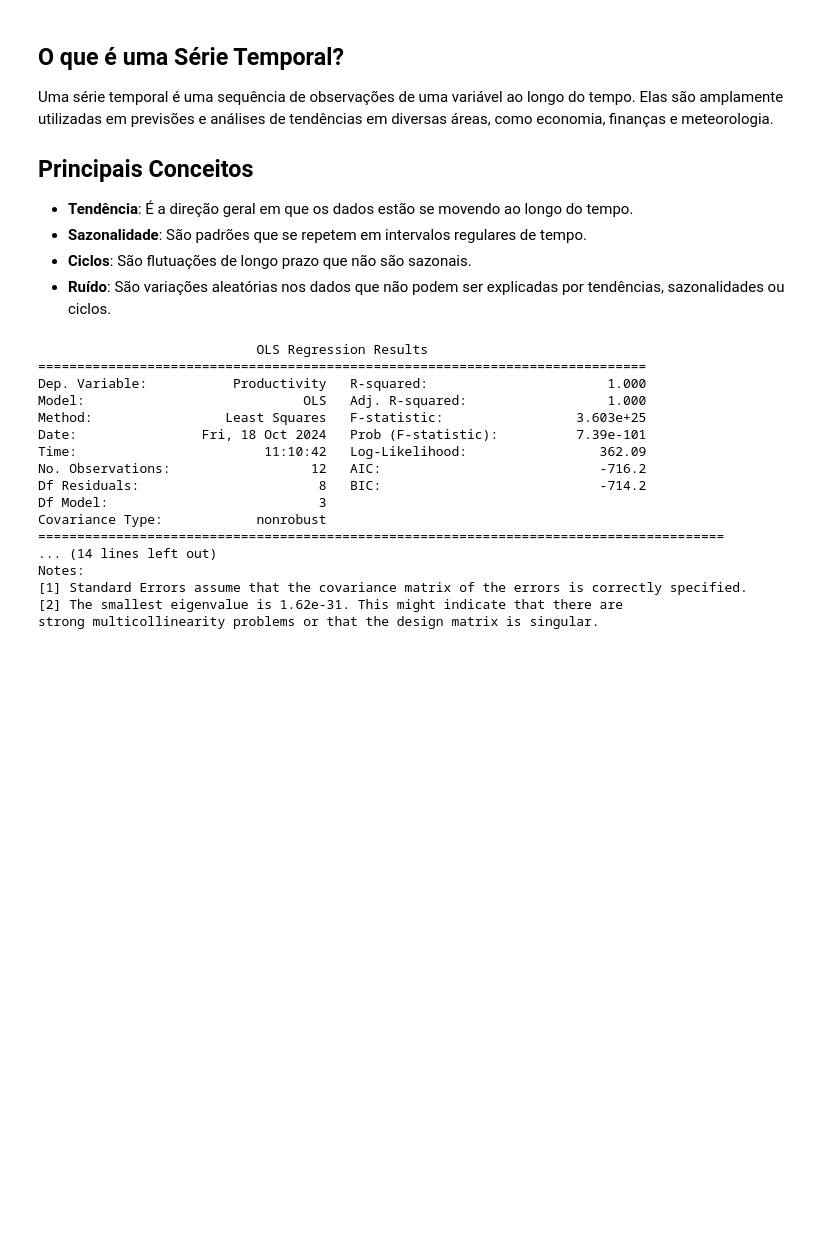
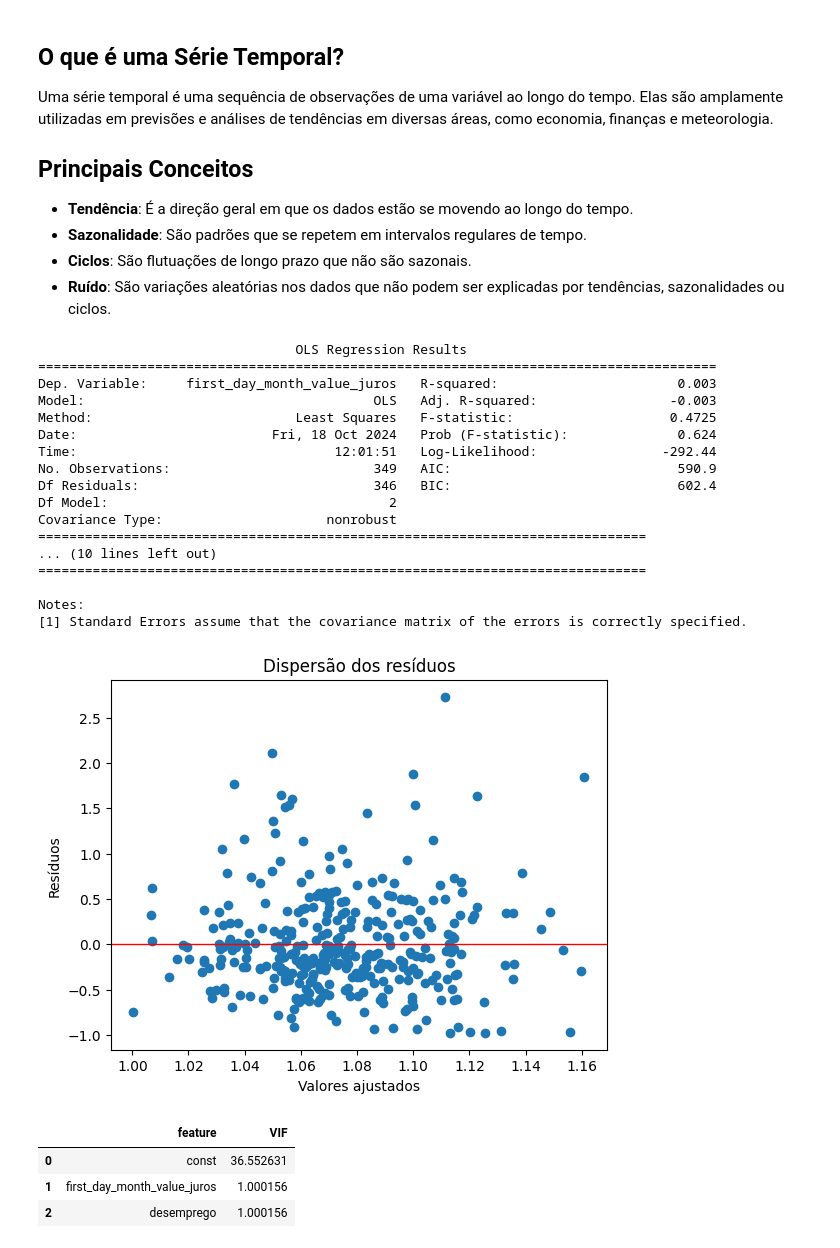
Before and after one commit to Schadenlord/econometria-em-python, a Jupyter notebook: parte_1.ipynb, the cells around one changed output. Saved outputs shown, nothing was run; the diff lists cells and outputs as text; code cells hidden in the pictures; blank space fills up the shorter version.

```diff
--- a/parte_1.ipynb
+++ b/parte_1.ipynb
@@ -704,0 +853,8 @@ df_time
+# %%
+df_temporal = pd.merge(gdp_growth, taxa_juros, on='Data', how='inner')
+df_temporal = pd.merge(df_temporal, pib, on='Data', how='inner')
+df_temporal.dropna(inplace=True)
+
+### Definindo a data como index mensal (1995.07)
+df_temporal.set_index('Data', inplace=True)
+df_temporal
@@ -705,3 +876,8 @@ df_time
+# %%
+# colocando o PIB como variação percentual
+df_temporal['pib_growth'] = df_temporal['PIB_milhoes'].pct_change()
+# %%
+df_temporal.dropna(inplace=True)
 # %% [markdown]
 ## O que é uma Série Temporal?
 
@@ -714,10 +890,10 @@ Uma série temporal é uma sequência de observações de uma variável ao longo
 - **Ciclos**: São flutuações de longo prazo que não são sazonais.
 - **Ruído**: São variações aleatórias nos dados que não podem ser explicadas por tendências, sazonalidades ou ciclos.
 # %%
-## Fazendo a regressão da produtividade em função da integridade do governo
+## Fazendo a regressão da taxa de juros com o IGPM e a taxa de crescimento do PIB
 
-X = df_time[['Government_Integrity', 'Government_Spending', 'Investment_Freedom', 'INV_Score']]
-y = df_time['Productivity']
+X = df_temporal[['IGPM', 'pib_growth']]
+y = df_temporal['first_day_month_value_juros']
 
 X = sm.add_constant(X)
 
@@ -725,20 +901,47 @@ model = sm.OLS(y, X).fit()
 
 print(model.summary())
 # %% [output]
-                            OLS Regression Results
+                                 OLS Regression Results
+=======================================================================================
+Dep. Variable:     first_day_month_value_juros   R-squared:                       0.003
+Model:                                     OLS   Adj. R-squared:                 -0.003
+Method:                          Least Squares   F-statistic:                    0.4725
+Date:                         Fri, 18 Oct 2024   Prob (F-statistic):              0.624
+Time:                                 12:01:51   Log-Likelihood:                -292.44
+No. Observations:                          349   AIC:                             590.9
+Df Residuals:                              346   BIC:                             602.4
+Df Model:                                    2
+Covariance Type:                     nonrobust
 ==============================================================================
-Dep. Variable:           Productivity   R-squared:                       1.000
-Model:                            OLS   Adj. R-squared:                  1.000
-Method:                 Least Squares   F-statistic:                 3.603e+25
-Date:                Fri, 18 Oct 2024   Prob (F-statistic):          7.39e-101
-Time:                        11:10:42   Log-Likelihood:                 362.09
-No. Observations:                  12   AIC:                            -716.2
-Df Residuals:                       8   BIC:                            -714.2
-Df Model:                           3
-Covariance Type:            nonrobust
-========================================================================================
-... (14 lines left out)
+... (10 lines left out)
+==============================================================================
+
 Notes:
 [1] Standard Errors assume that the covariance matrix of the errors is correctly specified.
-[2] The smallest eigenvalue is 1.62e-31. This might indicate that there are
-strong multicollinearity problems or that the design matrix is singular.
+# %%
+### Gráfico de dispersão dos resíduos
+
+residuals = model.resid
+fitted = model.fittedvalues
+
+plt.scatter(fitted, residuals)
+plt.xlabel('Valores ajustados')
+plt.ylabel('Resíduos')
+plt.axhline(y=0, color='red', linewidth=1)
+plt.title('Dispersão dos resíduos')
+plt.show()
+# %% [output]
+[figure, added]
+# %%
+## vif
+
+vif_data = pd.DataFrame()
+
+vif_data["feature"] = X.columns
+vif_data["VIF"] = [variance_inflation_factor(X.values, i) for i in range(X.shape[1])]
+vif_data
+# %% [output]
+|  | feature | VIF |
+| 0 | const | 36.552631 |
+| 1 | first_day_month_value_juros | 1.000156 |
+| 2 | desemprego | 1.000156 |
```
Also changed, not shown: parts of 16 cells of this notebook, 4 other files.
